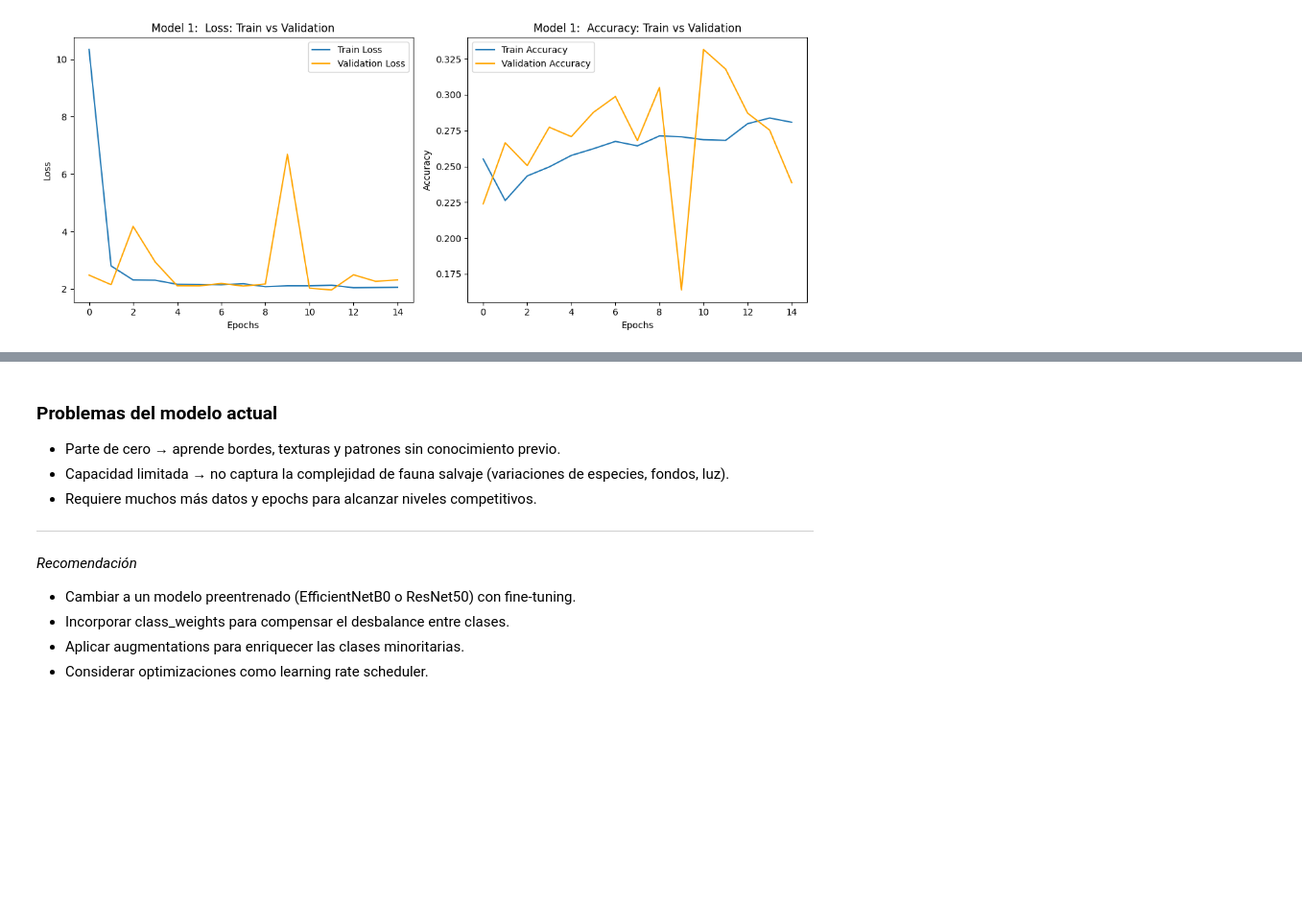
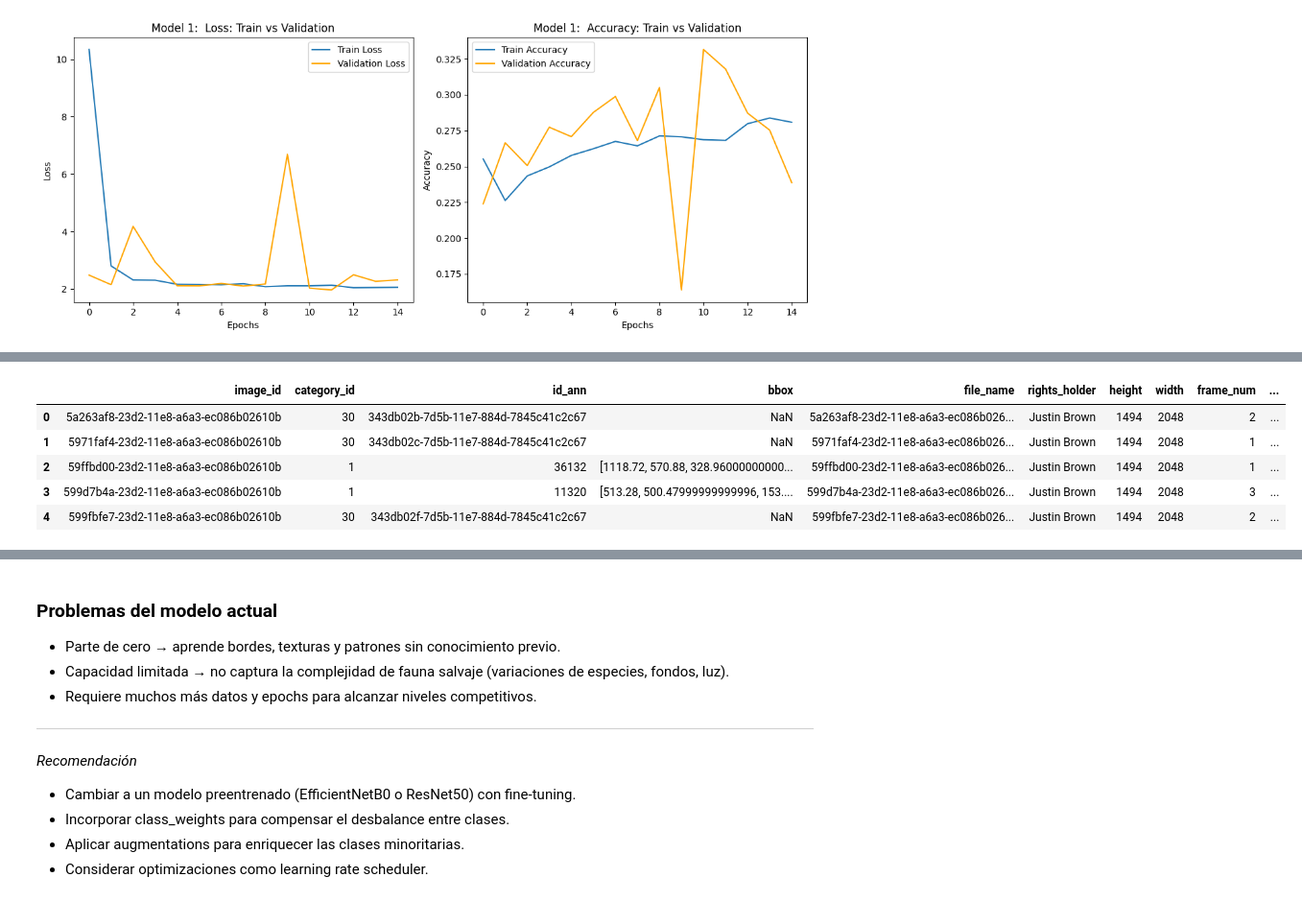
Before and after one commit to Raulinho-A/wildlife-vision, a Jupyter notebook: notebooks/2.0-raa-train-model.ipynb, the cells around one changed output, grey strips where cells are left out. Shown at 96% size. Cells and saved outputs as stored; diff of their text form; code cells hidden in the pictures; blank space fills up the shorter version.

```diff
--- a/notebooks/2.0-raa-train-model.ipynb
+++ b/notebooks/2.0-raa-train-model.ipynb
@@ -216,0 +264,9 @@ Diagnóstico
+# %%
+combined_df.head()
+# %% [output]
+|  | image_id | category_id | id_ann | bbox | file_name | rights_holder | height | width | frame_num | ... |
+| 0 | 5a263af8-23d2-11e8-a6a3-ec086b02610b | 30 | 343db02b-7d5b-11e7-884d-7845c41c2c67 | NaN | 5a263af8-23d2-11e8-a6a3-ec086b026... | Justin Brown | 1494 | 2048 | 2 | ... |
+| 1 | 5971faf4-23d2-11e8-a6a3-ec086b02610b | 30 | 343db02c-7d5b-11e7-884d-7845c41c2c67 | NaN | 5971faf4-23d2-11e8-a6a3-ec086b026... | Justin Brown | 1494 | 2048 | 1 | ... |
+| 2 | 59ffbd00-23d2-11e8-a6a3-ec086b02610b | 1 | 36132 | [1118.72, 570.88, 328.96000000000... | 59ffbd00-23d2-11e8-a6a3-ec086b026... | Justin Brown | 1494 | 2048 | 1 | ... |
+| 3 | 599d7b4a-23d2-11e8-a6a3-ec086b02610b | 1 | 11320 | [513.28, 500.47999999999996, 153.... | 599d7b4a-23d2-11e8-a6a3-ec086b026... | Justin Brown | 1494 | 2048 | 3 | ... |
+| 4 | 599fbfe7-23d2-11e8-a6a3-ec086b02610b | 30 | 343db02f-7d5b-11e7-884d-7845c41c2c67 | NaN | 599fbfe7-23d2-11e8-a6a3-ec086b026... | Justin Brown | 1494 | 2048 | 2 | ... |
```
Also changed, not shown: parts of 42 cells of this notebook, 5 other files.
